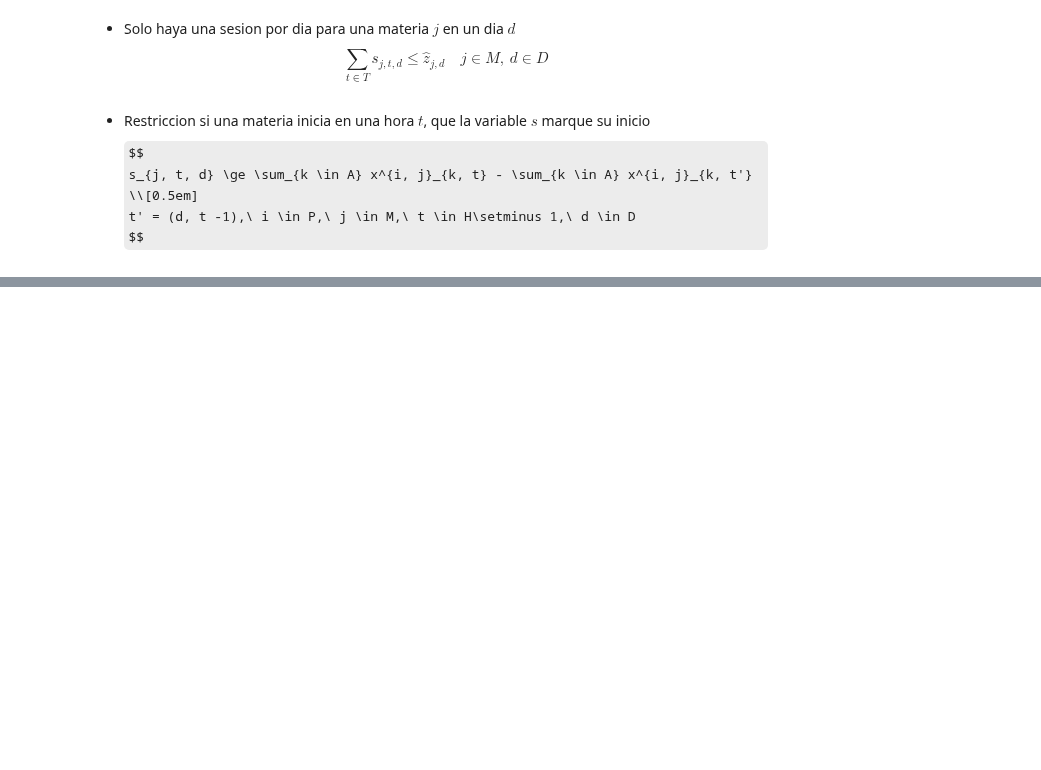
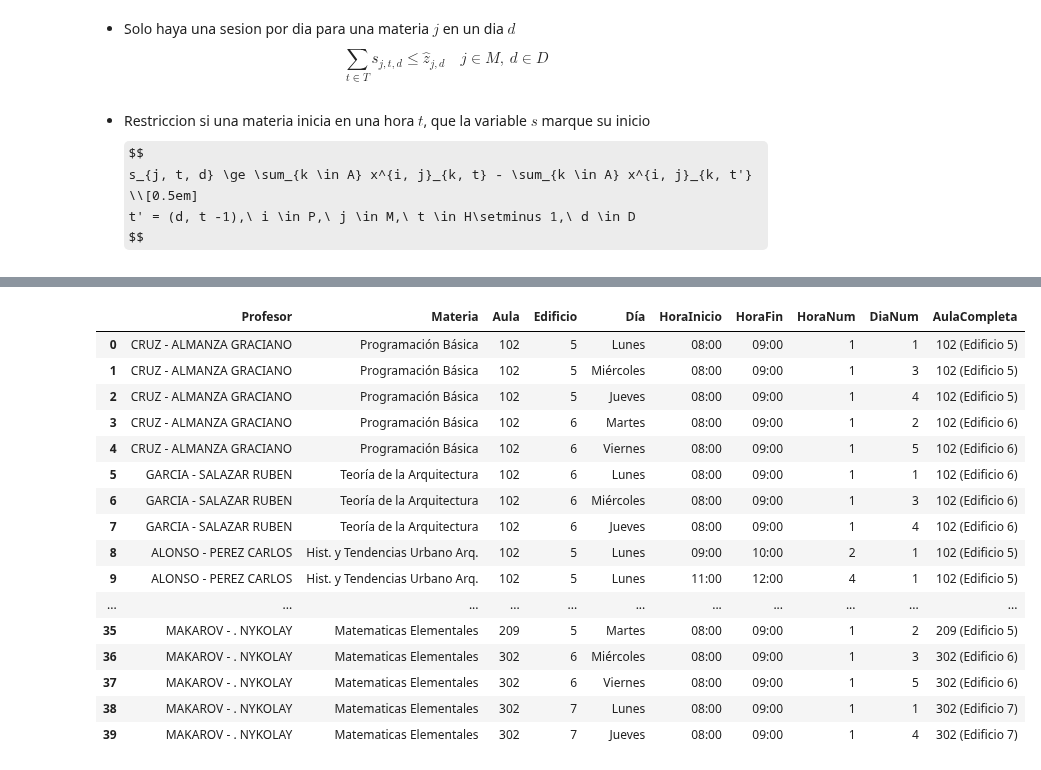
Before and after one commit to GustavoGtz/optimizador_horarios, a Jupyter notebook: modelo/Modelo_Buap_Version_1.ipynb, the cells around one changed output, grey strips where cells are left out. Saved outputs shown, nothing was run; the diff lists cells and outputs as text; code cells hidden in the pictures; some formulas as TeX source; blank space fills up the shorter version.

```diff
--- a/modelo/Modelo_Buap_Version_1.ipynb
+++ b/modelo/Modelo_Buap_Version_1.ipynb
@@ -855,0 +948,20 @@ Profesor: ProfFicticio_70 | Materia: Lengua Extranjera I | Aula: 303 (Edificio 5
+# %%
+df_old[:40]
+# %% [output]
+|  | Profesor | Materia | Aula | Edificio | Día | HoraInicio | HoraFin | HoraNum | DiaNum | AulaCompleta |
+| 0 | CRUZ - ALMANZA GRACIANO | Programación Básica | 102 | 5 | Lunes | 08:00 | 09:00 | 1 | 1 | 102 (Edificio 5) |
+| 1 | CRUZ - ALMANZA GRACIANO | Programación Básica | 102 | 5 | Miércoles | 08:00 | 09:00 | 1 | 3 | 102 (Edificio 5) |
+| 2 | CRUZ - ALMANZA GRACIANO | Programación Básica | 102 | 5 | Jueves | 08:00 | 09:00 | 1 | 4 | 102 (Edificio 5) |
+| 3 | CRUZ - ALMANZA GRACIANO | Programación Básica | 102 | 6 | Martes | 08:00 | 09:00 | 1 | 2 | 102 (Edificio 6) |
+| 4 | CRUZ - ALMANZA GRACIANO | Programación Básica | 102 | 6 | Viernes | 08:00 | 09:00 | 1 | 5 | 102 (Edificio 6) |
+| 5 | GARCIA - SALAZAR RUBEN | Teoría de la Arquitectura | 102 | 6 | Lunes | 08:00 | 09:00 | 1 | 1 | 102 (Edificio 6) |
+| 6 | GARCIA - SALAZAR RUBEN | Teoría de la Arquitectura | 102 | 6 | Miércoles | 08:00 | 09:00 | 1 | 3 | 102 (Edificio 6) |
+| 7 | GARCIA - SALAZAR RUBEN | Teoría de la Arquitectura | 102 | 6 | Jueves | 08:00 | 09:00 | 1 | 4 | 102 (Edificio 6) |
+| 8 | ALONSO - PEREZ CARLOS | Hist. y Tendencias Urbano Arq. | 102 | 5 | Lunes | 09:00 | 10:00 | 2 | 1 | 102 (Edificio 5) |
+| 9 | ALONSO - PEREZ CARLOS | Hist. y Tendencias Urbano Arq. | 102 | 5 | Lunes | 11:00 | 12:00 | 4 | 1 | 102 (Edificio 5) |
+| ... | ... | ... | ... | ... | ... | ... | ... | ... | ... | ... |
+| 35 | MAKAROV - . NYKOLAY | Matematicas Elementales | 209 | 5 | Martes | 08:00 | 09:00 | 1 | 2 | 209 (Edificio 5) |
+| 36 | MAKAROV - . NYKOLAY | Matematicas Elementales | 302 | 6 | Miércoles | 08:00 | 09:00 | 1 | 3 | 302 (Edificio 6) |
+| 37 | MAKAROV - . NYKOLAY | Matematicas Elementales | 302 | 6 | Viernes | 08:00 | 09:00 | 1 | 5 | 302 (Edificio 6) |
+| 38 | MAKAROV - . NYKOLAY | Matematicas Elementales | 302 | 7 | Lunes | 08:00 | 09:00 | 1 | 1 | 302 (Edificio 7) |
+| 39 | MAKAROV - . NYKOLAY | Matematicas Elementales | 302 | 7 | Jueves | 08:00 | 09:00 | 1 | 4 | 302 (Edificio 7) |
```
Also changed, not shown: parts of 13 cells of this notebook, 1 other file.
